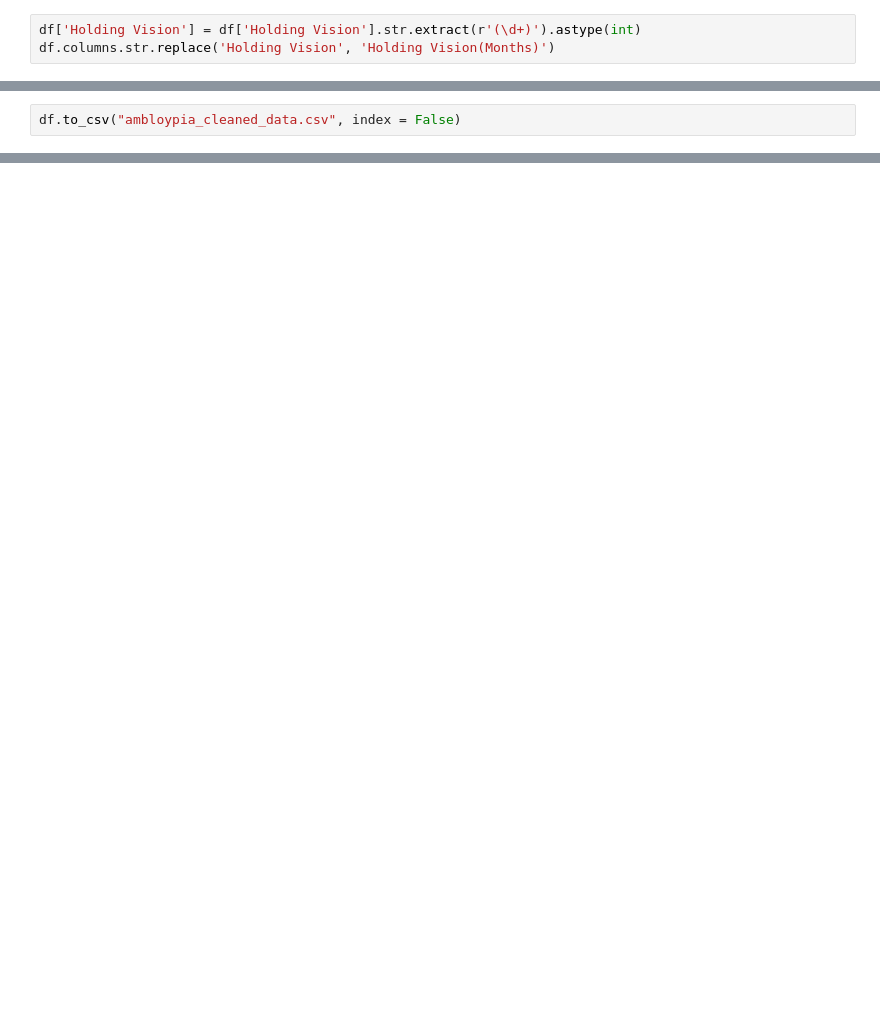
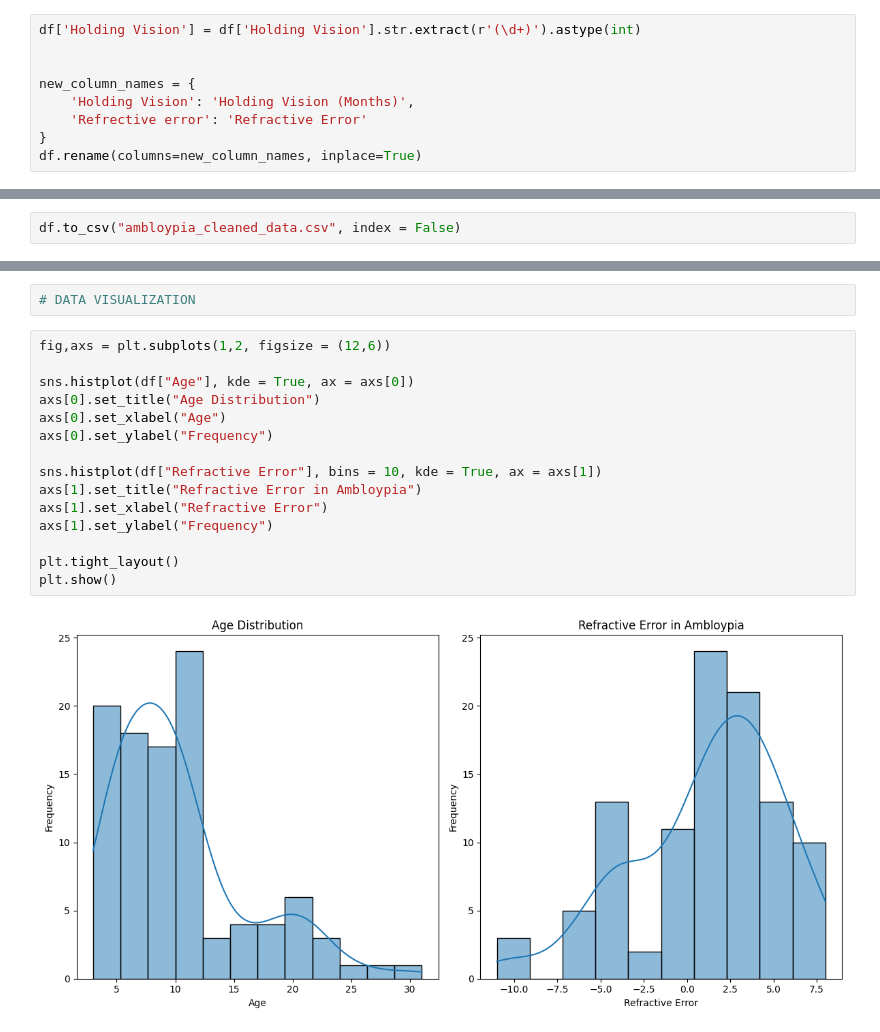
Before and after one commit to SoRaz049/DataAnalysisProjects, a Jupyter notebook: amblyopia/amblopia_1.ipynb, the cells around one changed output, grey strips where cells are left out. Saved outputs shown, nothing was run; the diff lists cells and outputs as text; blank space fills up the shorter version.

Commit message:
Few data visualization has been added.

```diff
--- a/amblyopia/amblopia_1.ipynb
+++ b/amblyopia/amblopia_1.ipynb
@@ -138,4 +139,10 @@ df['Poor compliance case'] = df['Poor compliance case'].replace('nan', 'no')
 counts = df['Amblyopic eye'].value_counts()
 # %%
 df['Holding Vision'] = df['Holding Vision'].str.extract(r'(\d+)').astype(int)
-df.columns.str.replace('Holding Vision', 'Holding Vision(Months)')
+
+
+new_column_names = {
+    'Holding Vision': 'Holding Vision (Months)',
+    'Refrective error': 'Refractive Error'
+}
+df.rename(columns=new_column_names, inplace=True)
@@ -151,0 +167,19 @@ df.to_csv("ambloypia_cleaned_data.csv", index = False)
+# %%
+# DATA VISUALIZATION
+# %%
+fig,axs = plt.subplots(1,2, figsize = (12,6))
+
+sns.histplot(df["Age"], kde = True, ax = axs[0])
+axs[0].set_title("Age Distribution")
+axs[0].set_xlabel("Age")
+axs[0].set_ylabel("Frequency")
+
+sns.histplot(df["Refractive Error"], bins = 10, kde = True, ax = axs[1])
+axs[1].set_title("Refractive Error in Ambloypia")
+axs[1].set_xlabel("Refractive Error")
+axs[1].set_ylabel("Frequency")
+
+plt.tight_layout()
+plt.show()
+# %% [output]
+[figure, added]
```
Also changed, not shown: parts of 5 cells of this notebook, 2 other files.
